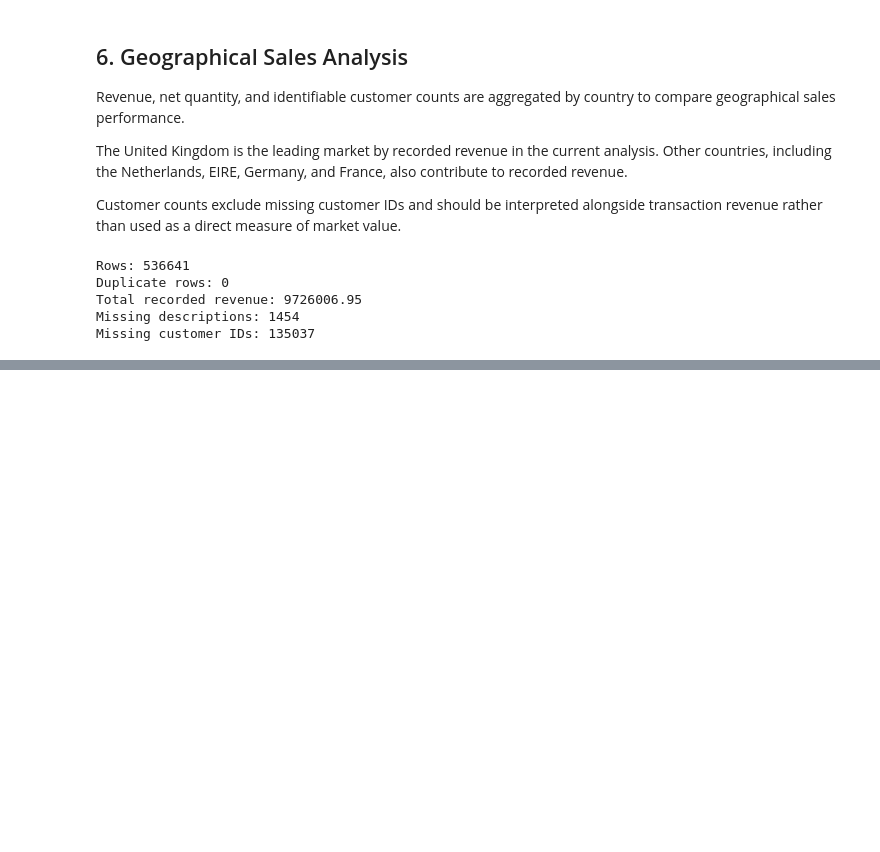
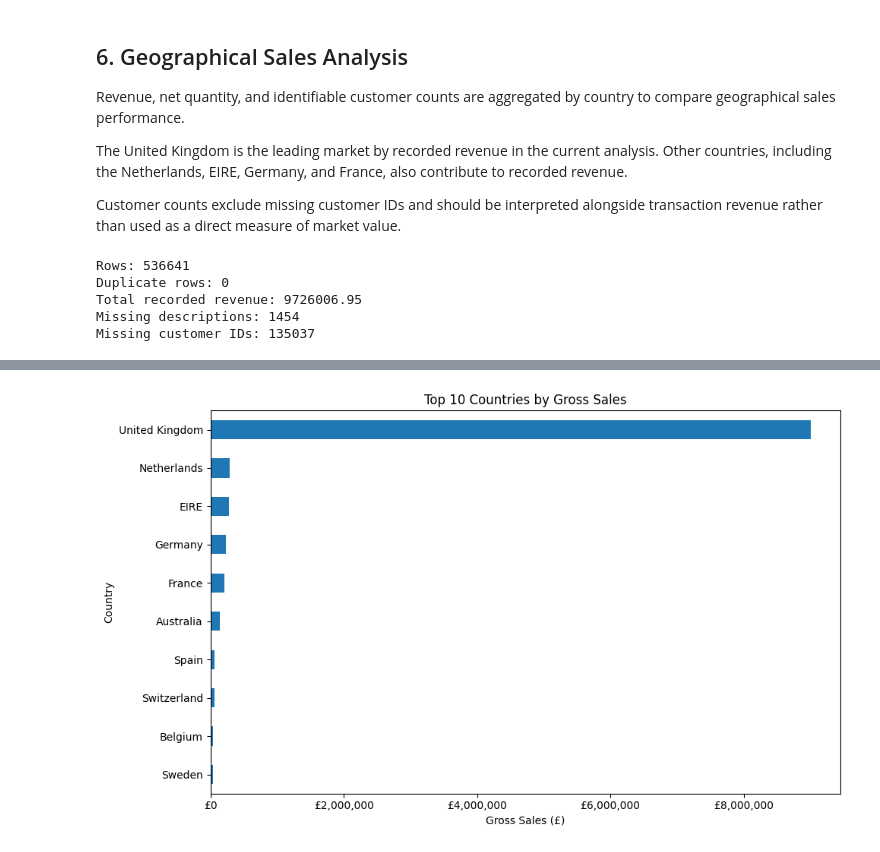
Before and after one commit to Ankitha2807/ecommerce-sales-analysis, a Jupyter notebook: notebooks/01_sales_analysis.ipynb, the cells around one changed output, grey strips where cells are left out. Cells and saved outputs as stored; diff of their text form; code cells hidden in the pictures; blank space fills up the shorter version.

```diff
--- a/notebooks/01_sales_analysis.ipynb
+++ b/notebooks/01_sales_analysis.ipynb
@@ -563,0 +925,35 @@ Missing customer IDs: 135037
+# %%
+
+# Top 10 countries by gross sales
+
+country_sales = (
+    df_sales.groupby("Country")["SalesRevenue"]
+    .sum()
+    .sort_values(ascending=False)
+    .head(10)
+    .sort_values()
+)
+
+plt.figure(figsize=(10, 6))
+
+country_sales.plot(kind="barh")
+
+plt.title("Top 10 Countries by Gross Sales")
+plt.xlabel("Gross Sales (£)")
+plt.ylabel("Country")
+
+plt.gca().xaxis.set_major_formatter(
+    mtick.StrMethodFormatter("£{x:,.0f}")
+)
+
+plt.tight_layout()
+
+plt.savefig(
+    "../visualization/top_10_countries_by_sales.png",
+    dpi=300,
+    bbox_inches="tight"
+)
+
+plt.show()
+# %% [output]
+[figure, added]
```
Also changed, not shown: parts of 14 cells of this notebook, 5 other files.
